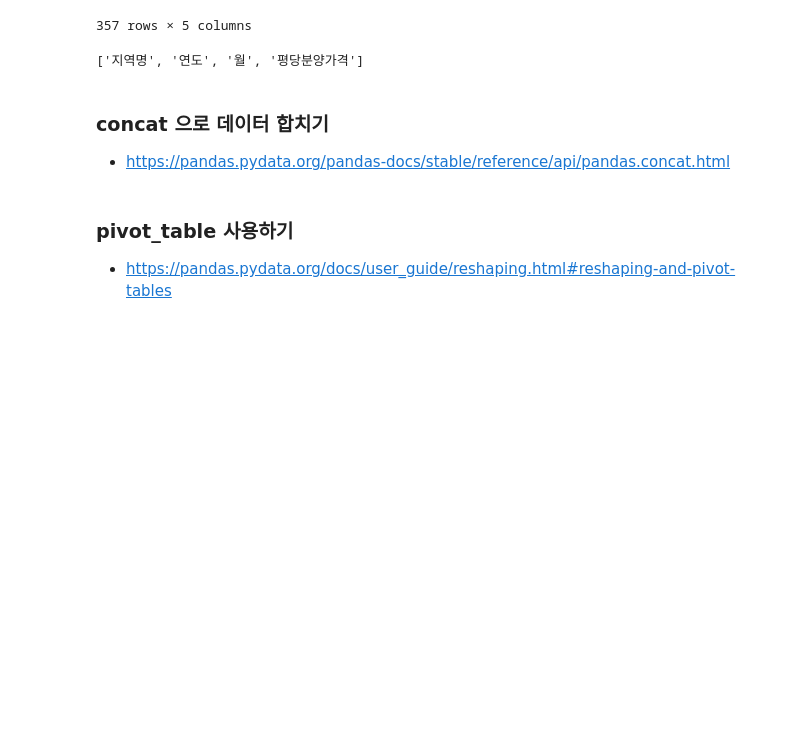
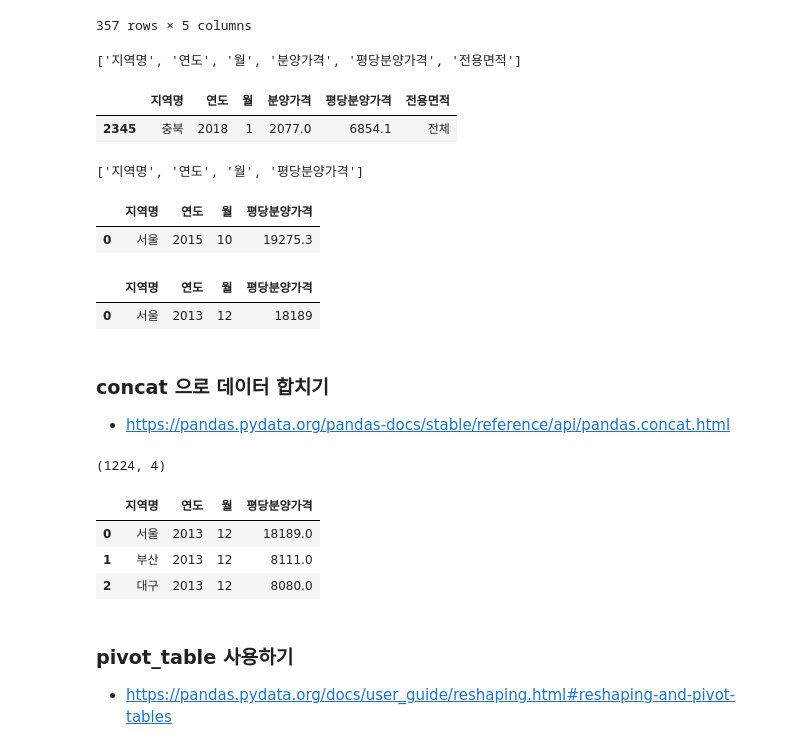
Before and after one commit to kngsujng/Data-Analysis_Study, a Jupyter notebook: open-data-analysis-basic-master/01-apt-price-input.ipynb, the cells around one changed output. Saved outputs shown, nothing was run; the diff lists cells and outputs as text; code cells hidden in the pictures; blank space fills up the shorter version.

Commit message:
1_17/20: concat으로 서로 다른 두 개의 데이터프레임 결합

```diff
--- a/open-data-analysis-basic-master/01-apt-price-input.ipynb
+++ b/open-data-analysis-basic-master/01-apt-price-input.ipynb
@@ -1167,9 +1167,19 @@ df_first_melt
 # %%
 # 컬럼명을 리스트로 만들때 버전에 따라 tolist() 로 동작하기도 합니다.
 # to_list() 가 동작하지 않는다면 tolist() 로 해보세요.
+
+df_last.columns.to_list()
+# %% [output]
+['지역명', '연도', '월', '분양가격', '평당분양가격', '전용면적']
 # %%
 # df_last와 병합을 하기 위해서는 컬럼의 이름이 같아야 합니다.
 # sample을 활용해서 데이터를 미리보기 합니다.
+
+# df_last.head(1)
+df_last.sample() # 새로고침 할 때마다 바뀜
+# %% [output]
+|  | 지역명 | 연도 | 월 | 분양가격 | 평당분양가격 | 전용면적 |
+| 2345 | 충북 | 2018 | 1 | 2077.0 | 6854.1 | 전체 |
 # %%
 cols = ['지역명', '연도', '월', '평당분양가격']
 cols
@@ -1179,16 +1189,41 @@ cols
 # 최근 데이터가 담긴 df_last 에는 전용면적이 있습니다.
 # 이전 데이터에는 전용면적이 없기 때문에 "전체"만 사용하도록 합니다.
 # loc를 사용해서 전체에 해당하는 면적만 copy로 복사해서 df_last_prepare 변수에 담습니다.
+
+df_last_prepare = df_last.loc[df_last['전용면적'] == '전체', cols].copy()
+df_last_prepare.head(1)
+# %% [output]
+|  | 지역명 | 연도 | 월 | 평당분양가격 |
+| 0 | 서울 | 2015 | 10 | 19275.3 |
 # %%
 # df_first_melt에서 공통된 컬럼만 가져온 뒤
 # copy로 복사해서 df_first_prepare 변수에 담습니다.
+
+df_first_prepare = df_first_melt[cols].copy()
+df_first_prepare.head(1)
+# %% [output]
+|  | 지역명 | 연도 | 월 | 평당분양가격 |
+| 0 | 서울 | 2013 | 12 | 18189 |
 # %% [markdown]
 ### concat 으로 데이터 합치기
 * https://pandas.pydata.org/pandas-docs/stable/reference/api/pandas.concat.html
 # %%
 # df_first_prepare 와 df_last_prepare 를 합쳐줍니다.
+
+df = pd.concat([df_first_prepare, df_last_prepare])
+df.shape
+# %% [output]
+(1224, 4)
 # %%
 # 제대로 합쳐졌는지 미리보기를 합니다.
+
+df.head(3)
+df.
+# %% [output]
+|  | 지역명 | 연도 | 월 | 평당분양가격 |
+| 0 | 서울 | 2013 | 12 | 18189.0 |
+| 1 | 부산 | 2013 | 12 | 8111.0 |
+| 2 | 대구 | 2013 | 12 | 8080.0 |
 # %%
 # 연도별로 데이터가 몇개씩 있는지 value_counts를 통해 세어봅니다.
 # %% [markdown]
```
